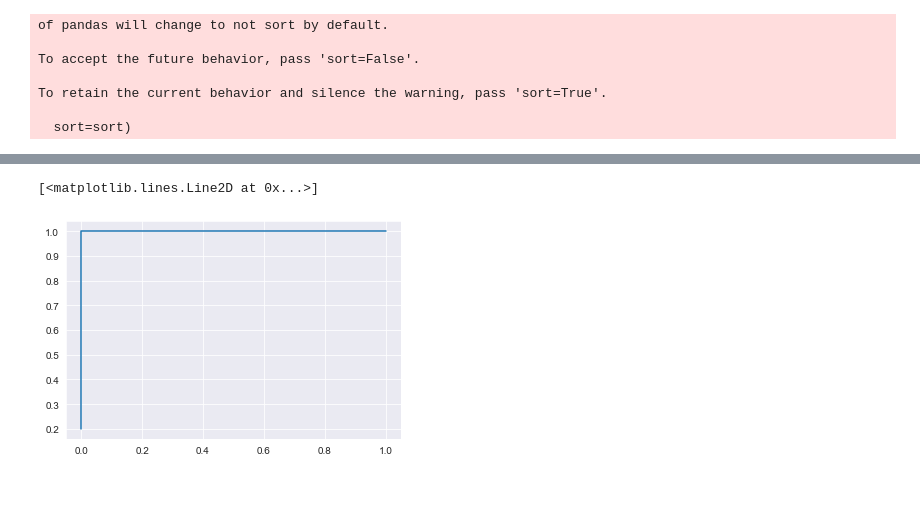
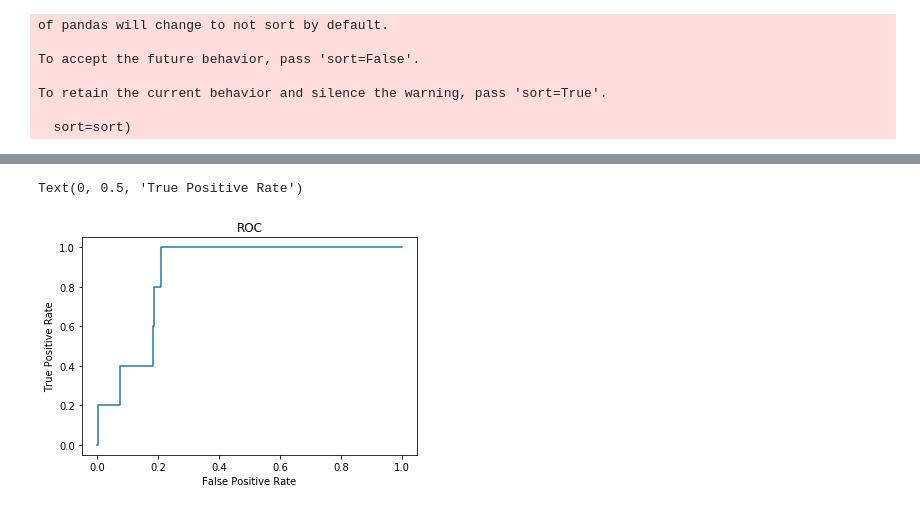
Before and after one commit to IanCarrasco/exoplanet-recognition, a Jupyter notebook: COGS 118B Final.ipynb, the cells around one changed output, grey strips where cells are left out. Cells and saved outputs as stored; diff of their text form; code cells hidden in the pictures.

```diff
--- a/COGS 118B Final.ipynb
+++ b/COGS 118B Final.ipynb
@@ -148 +123,19 @@ def f1_m(y_true, y_pred):
+# %%
+#Load data from test csv into a dataframe
+test = pd.read_csv("./data/exoTest.csv")
+
+#Get the shape of the test dataset
+N_test, M_test = test.shape
+
+#Subtract by 1 to account for label column
+M_test -= 1
+
+#Extract the label values as integers
+y_test = test['LABEL'].values
+
+#Subtract 1 from the label vector to turn labels from (1,2) to (0,1)
+y_test -= 1
+
+#Expand Dimensions
+X_test = test.drop('LABEL',axis=1).values.reshape(N_test, M_test, 1)
 # %%
@@ -205,7 +227,10 @@ fpr, tpr, _ = roc_curve(y_test, preds)
-# %%
-plt.plot(fpr, tpr)
-# %% [output]
-[<matplotlib.lines.Line2D at 0x...>]
-[figure, removed]
+# %%
+plt.plot(fpr, tpr)
+plt.title('ROC')
+plt.xlabel('False Positive Rate')
+plt.ylabel('True Positive Rate')
+# %% [output]
+Text(0, 0.5, 'True Positive Rate')
+[figure, added]
 # %%
 plot_model(gru_model, to_file="architecture.png")
```
Also changed, not shown: parts of 13 cells of this notebook.
